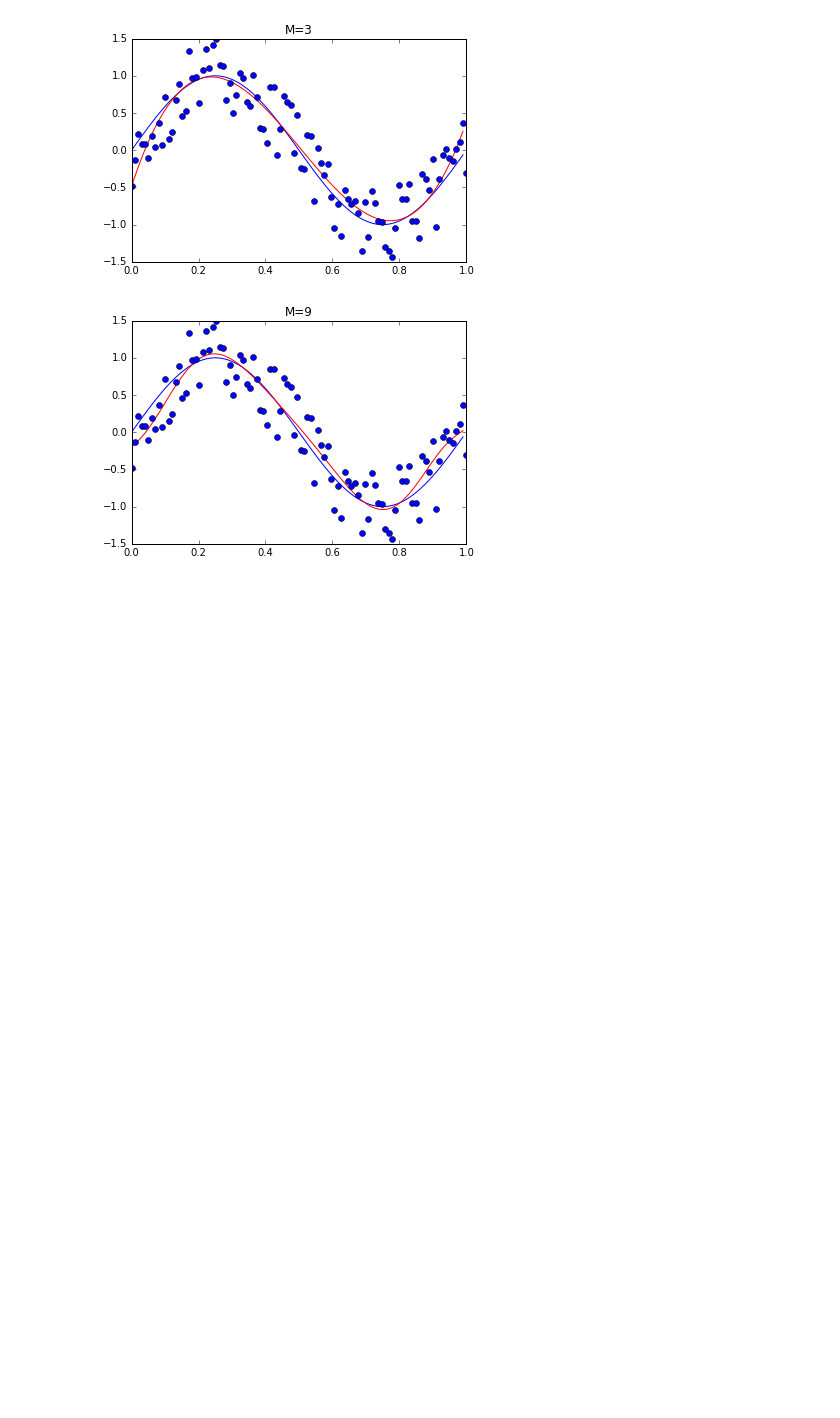
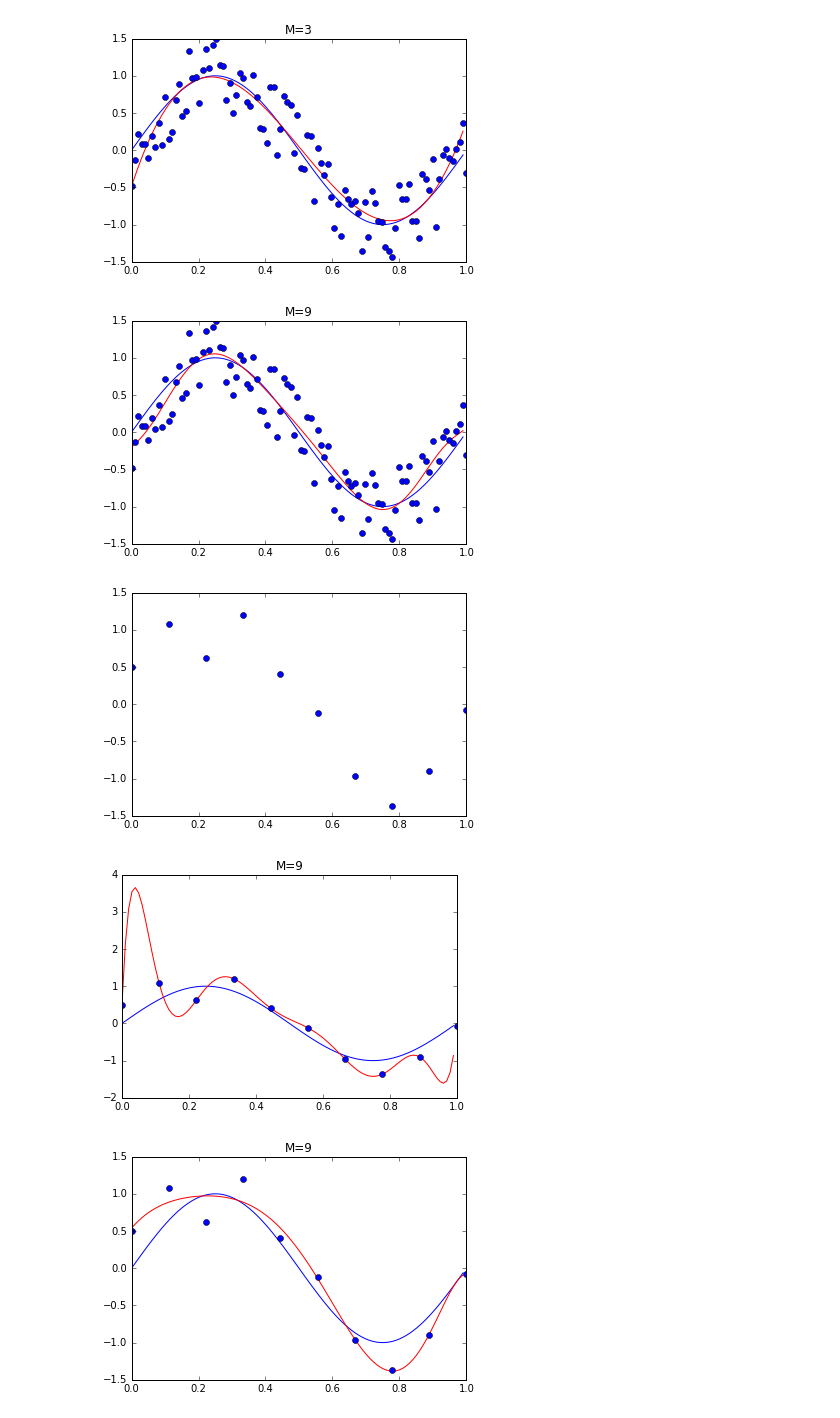
Before and after one commit to dontsentouin/PRML, a Jupyter notebook: polynomial_curve_fitting.ipynb, the cells around one changed output. Drawn from its saved outputs; the diff is of its cells as text; code cells hidden in the pictures; blank space fills up the shorter version.

```diff
--- a/polynomial_curve_fitting.ipynb
+++ b/polynomial_curve_fitting.ipynb
@@ -14,13 +14,17 @@ class PCF(object):
         plt.plot(self.x_train, self.t_train, 'o')
         plt.show()
 
-    def predicts(self, M_list):
+    def predicts(self, M_list, reg=None):
         # ノイズのないsin波を生成
         x_real = np.arange(0, 1, 0.01)
         y_real = np.sin(2 * np.pi * x_real)
 
         for M in M_list:
-            A_list = self._A(M)
+            if reg is None:
+                A_list = self._A(M)
+            else:
+                A_list = self._A_regularization(M, reg)
+
             T_list = self._T(M)
             W_list = np.linalg.solve(A_list, T_list)
 
@@ -36,6 +40,9 @@ class PCF(object):
     def _A(self, M):
         return np.array([[(self.x_train ** (i + j)).sum() for j in range(M + 1)] for i in range(M + 1)])
 
+    def _A_regularization(self, M, reg):
+        return self._A(M) + np.diag([reg] * (M + 1))
+
     def _T(self, M):
         return np.array([(self.t_train * self.x_train ** i).sum() for i in range(M + 1)])
 
@@ -61,3 +68,15 @@ model.predicts(M_list=[0, 1, 3, 9])
 [figure]
 [figure]
 [figure]
+# %%
+model = PCF(data_size=10)
+
+#正則化無し
+model.predicts([9])
+
+#　正則化（L２）有り
+model.predicts([9], reg=np.exp(-15))
+# %% [output]
+[figure, added]
+[figure, added]
+[figure, added]
```
